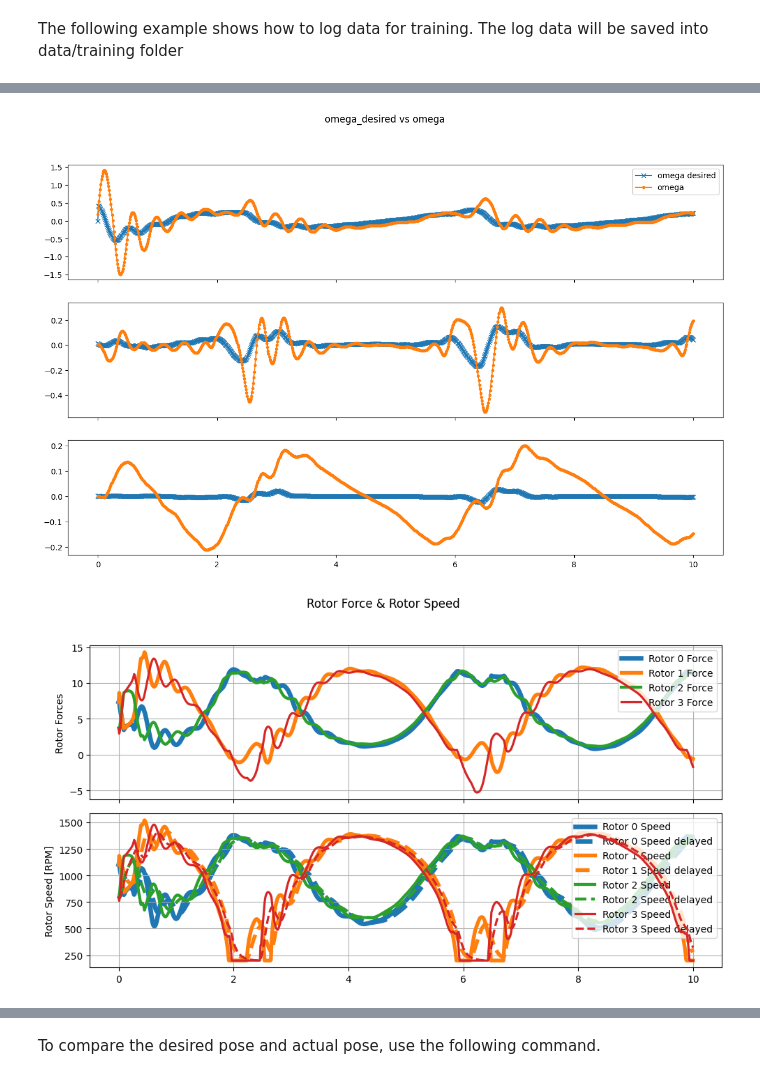
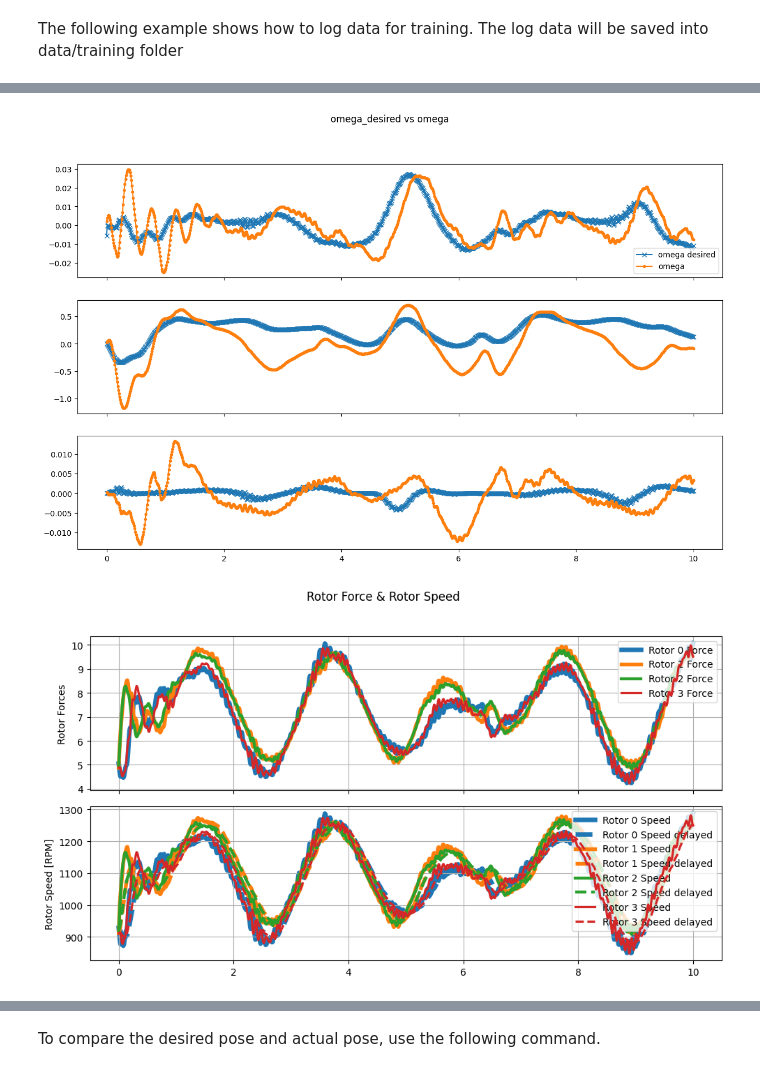
Before and after one commit to zzzzzzhym/DroneSimulator, a Jupyter notebook: simulation/simulation_user_guide.ipynb, the cells around one changed output, grey strips where cells are left out. Saved outputs shown, nothing was run; the diff lists cells and outputs as text; code cells hidden in the pictures.

```diff
--- a/simulation/simulation_user_guide.ipynb
+++ b/simulation/simulation_user_guide.ipynb
@@ -23,19 +23,19 @@ plt.rcParams['figure.figsize'] = [15, 9]
 
 wall_distance = 0.5
 # wall_distance = 10.0
-wind_speed_x = -9.0
+wind_speed_x = -12.0
 wind_speed_y = 0.0
-wind_speed_z = -9.0
+wind_speed_z = -12.0
 
 sim_test = manager.Manager()
-# model = drone.disturbance_model.WindEffectNearWall(wall_origin=np.array([-wall_distance, 0, 0]),
+model = drone.disturbance_model.WindEffectNearWall(wall_origin=np.array([-wall_distance, 0, 0]),
+                                                    u_free = np.array([wind_speed_x, wind_speed_y, wind_speed_z]))
+# model = drone.disturbance_model.AggregatedDisturbance(wall_origin=np.array([-wall_distance, 0, 0]),
 #                                                     u_free = np.array([wind_speed_x, wind_speed_y, wind_speed_z]))
-model = drone.disturbance_model.AggregatedDisturbance(wall_origin=np.array([-wall_distance, 0, 0]),
-                                                    u_free = np.array([wind_speed_x, wind_speed_y, wind_speed_z]))
 # model = drone.disturbance_model.Free()    # debug only
 # trajectory=drone.trajectory.RandomWaypointsInConstrainedSpace(200, False)
-# trajectory = drone.trajectory.Figure8(5)
-trajectory= drone.trajectory.CircleYZ()
+trajectory = drone.trajectory.Figure8(5)
+# trajectory= drone.trajectory.CircleYZ()
 # trajectory = drone.trajectory.Hover()
 sim_test.set_up(disturbance_model=model, trajectory=trajectory)
 
@@ -67,2 +72,2 @@ number of dynamics model steps per controller step: 2
-[figure, old version]
+[figure, new version]
-[figure, old version]
+[figure, new version]
```
Also changed, not shown: parts of 3 cells of this notebook, 19 other files.
